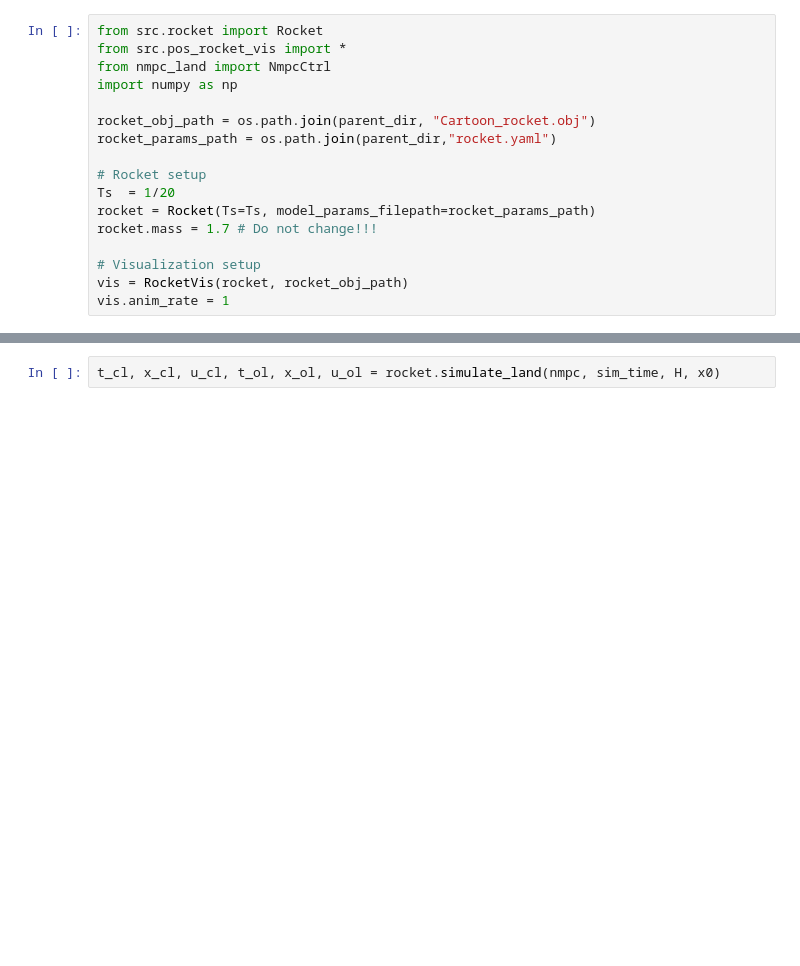
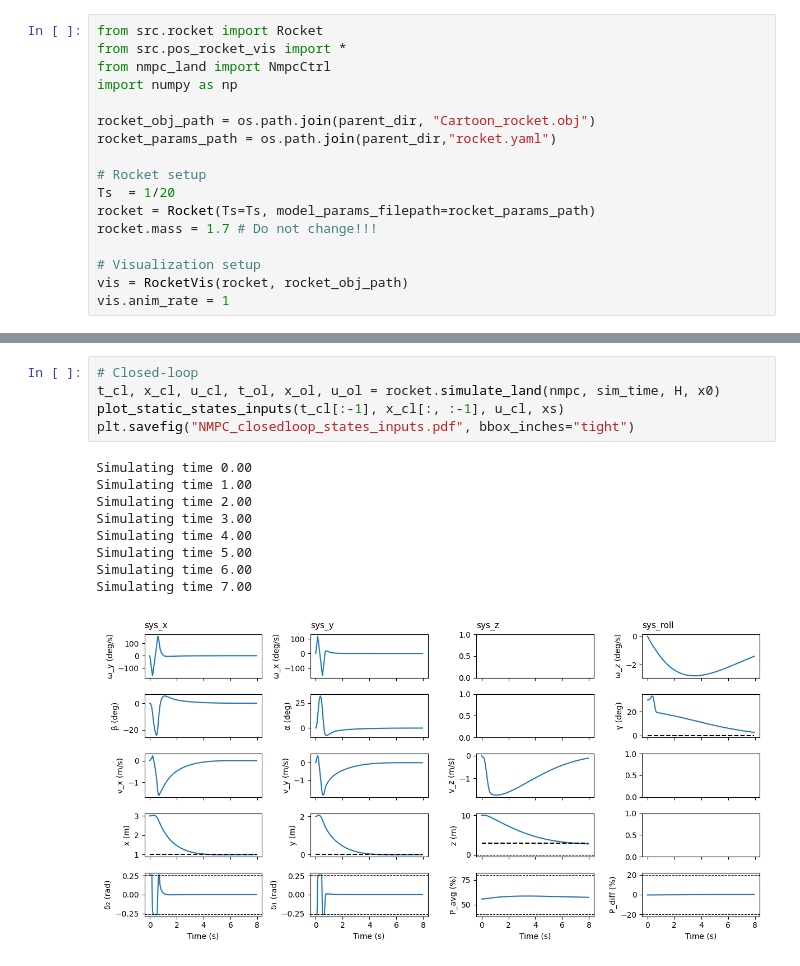
Before and after one commit to VincentEllenrieder/MPC-project-groupBS, a Jupyter notebook: project/Deliverable_7/Deliverable_7_1.ipynb, the cells around one changed output, grey strips where cells are left out. Saved outputs shown, nothing was run; the diff lists cells and outputs as text; blank space fills up the shorter version.

```diff
--- a/project/Deliverable_7/Deliverable_7_1.ipynb
+++ b/project/Deliverable_7/Deliverable_7_1.ipynb
@@ -63,5 +66,18 @@ TypeError: NmpcCtrl.__init__() takes 2 positional arguments but 5 were given
 # %%
+# Closed-loop
 t_cl, x_cl, u_cl, t_ol, x_ol, u_ol = rocket.simulate_land(nmpc, sim_time, H, x0)
+plot_static_states_inputs(t_cl[:-1], x_cl[:, :-1], u_cl, xs)
+plt.savefig("NMPC_closedloop_states_inputs.pdf", bbox_inches="tight")
+# %% [output]
+Simulating time 0.00
+Simulating time 1.00
+Simulating time 2.00
+Simulating time 3.00
+Simulating time 4.00
+Simulating time 5.00
+Simulating time 6.00
+Simulating time 7.00
+[figure, added]
 # %%
 vis.animate(t_cl[:-1], x_cl[:,:-1], u_cl, T_ol=t_ol[...,:-1], X_ol=x_ol, U_ol=u_ol)
 plot_static_states_inputs(t_cl[:-1], x_cl[:,:-1], u_cl, xs)
```
Also changed, not shown: parts of 4 cells of this notebook, 5 other files.
